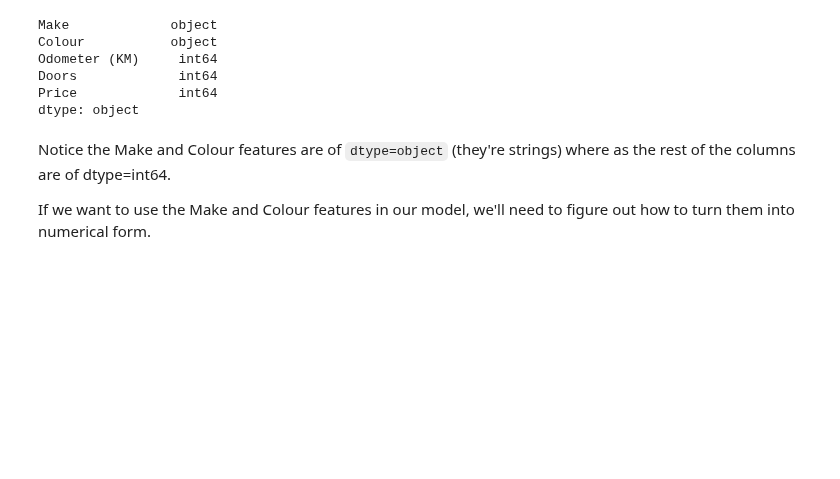
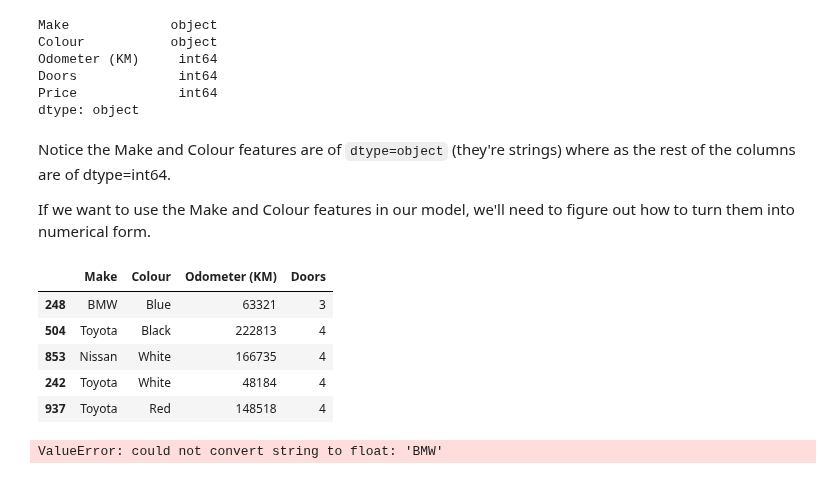
Before and after one commit to abdelaziz-lounes/simple_project, a Jupyter notebook: scikit-learn/intoroduction-to-scikit-learn.ipynb, the cells around one changed output. Drawn from its saved outputs; the diff is of its cells as text; code cells hidden in the pictures; blank space fills up the shorter version.

```diff
--- a/scikit-learn/intoroduction-to-scikit-learn.ipynb
+++ b/scikit-learn/intoroduction-to-scikit-learn.ipynb
@@ -636,7 +636,27 @@ Notice the Make and Colour features are of `dtype=object` (they're strings) wher
 If we want to use the Make and Colour features in our model, we'll need to figure out how to turn them into numerical form.
 # %%
 # Split into X & y and train/test
+from sklearn.model_selection import train_test_split
+
 X = car_sales.drop("Price", axis=1)
 y = car_sales["Price"]
 
-X_tarain, X_test, y_train, y_test = train_test_split(X,y,test_size=0.2)
+X_train, X_test, y_train, y_test = train_test_split(X,y,test_size=0.2)
+# %%
+X_train.head()
+# %% [output]
+|  | Make | Colour | Odometer (KM) | Doors |
+| 248 | BMW | Blue | 63321 | 3 |
+| 504 | Toyota | Black | 222813 | 4 |
+| 853 | Nissan | White | 166735 | 4 |
+| 242 | Toyota | White | 48184 | 4 |
+| 937 | Toyota | Red | 148518 | 4 |
+# %%
+# Try to predict with random forest on price column (doesn't work)
+from sklearn.ensemble import RandomForestRegressor
+
+model = RandomForestRegressor()
+model.fit(X_train, y_train)
+model.score(X_test, y_test)
+# %% [output]
+ValueError: could not convert string to float: 'BMW'
```
Also changed, not shown: parts of 3 cells of this notebook.
